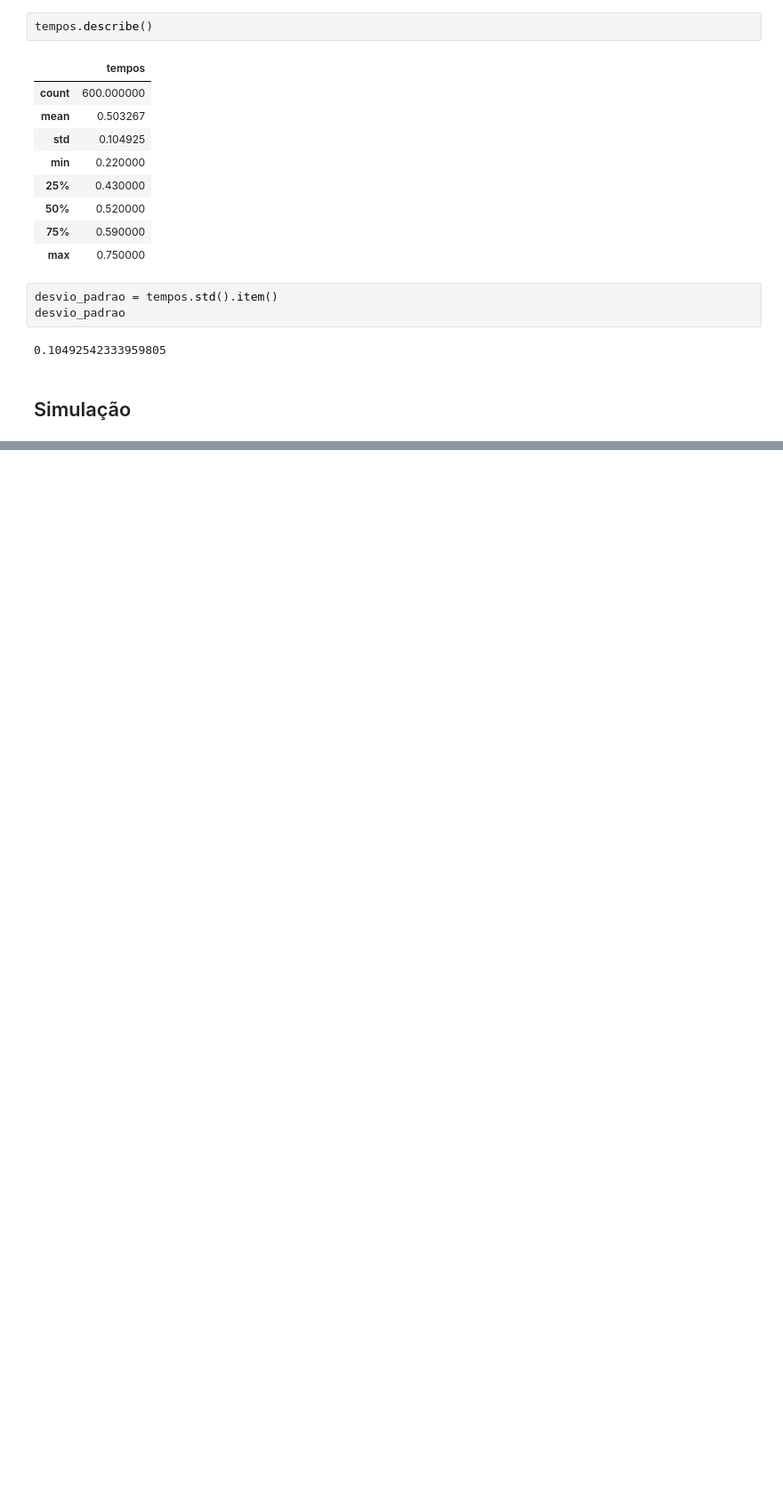
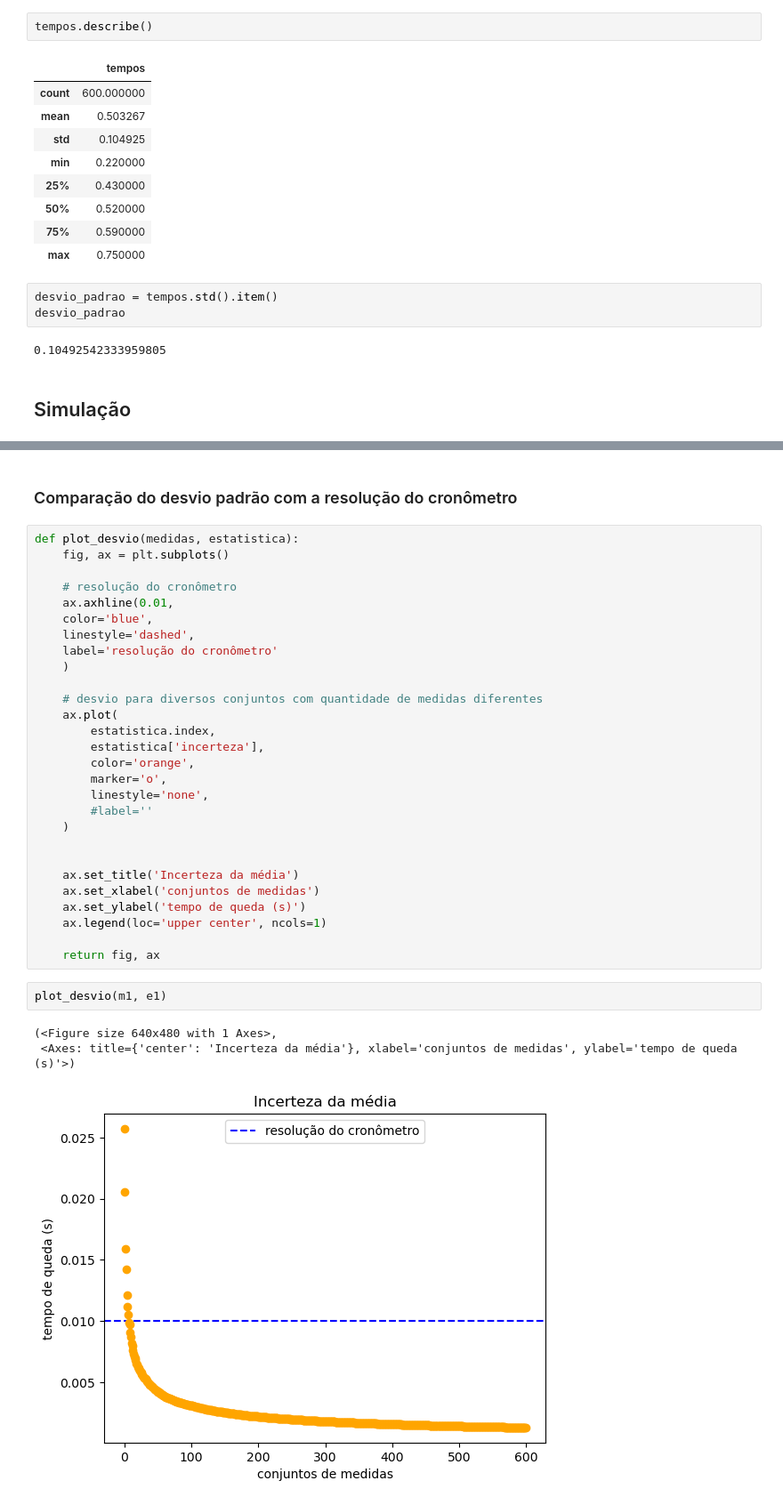
Before and after one commit to mp-resuldados/queda-livre, a Jupyter notebook: calculos.ipynb, the cells around one changed output, grey strips where cells are left out. Shown: that part at 89% size. Saved outputs shown, nothing was run; the diff lists cells and outputs as text; blank space fills up the shorter version.

Commit message:
pronto para começar a aplicação

```diff
--- a/calculos.ipynb
+++ b/calculos.ipynb
@@ -156,0 +154,36 @@ ax.legend(loc='upper center', ncols=1)
+# %% [markdown]
+### Comparação do desvio padrão com a resolução do cronômetro
+# %%
+def plot_desvio(medidas, estatistica):
+    fig, ax = plt.subplots()
+
+    # resolução do cronômetro
+    ax.axhline(0.01,
+    color='blue',
+    linestyle='dashed',
+    label='resolução do cronômetro'
+    )
+
+    # desvio para diversos conjuntos com quantidade de medidas diferentes
+    ax.plot(
+        estatistica.index,
+        estatistica['incerteza'],
+        color='orange',
+        marker='o',
+        linestyle='none',
+        #label=''
+    )
+
+
+    ax.set_title('Incerteza da média')
+    ax.set_xlabel('conjuntos de medidas')
+    ax.set_ylabel('tempo de queda (s)')
+    ax.legend(loc='upper center', ncols=1)
+
+    return fig, ax
+# %%
+plot_desvio(m1, e1)
+# %% [output]
+(<Figure size 640x480 with 1 Axes>,
+ <Axes: title={'center': 'Incerteza da média'}, xlabel='conjuntos de medidas', ylabel='tempo de queda (s)'>)
+[figure, added]
```
Also changed, not shown: parts of 14 cells of this notebook.
